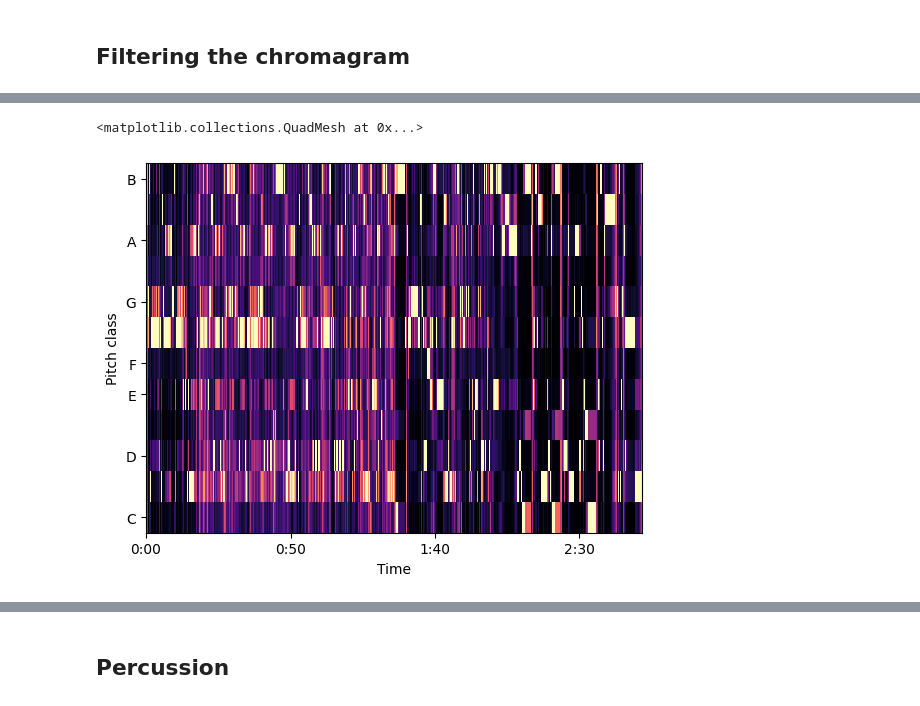
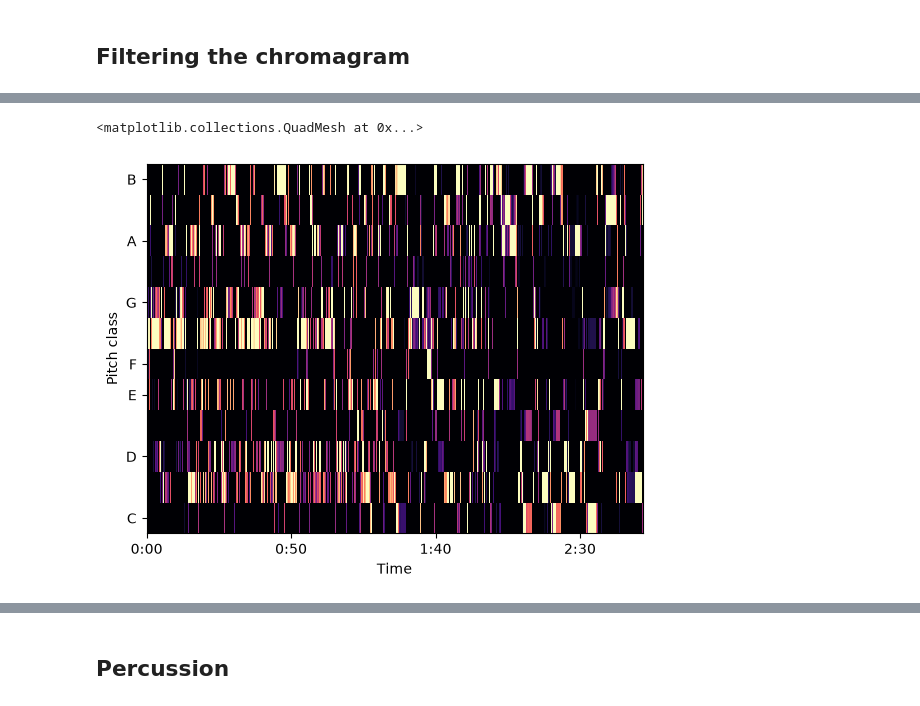
Before and after one commit to wowskii/music-emotion-detector, a Jupyter notebook: songwide.ipynb, the cells around one changed output, grey strips where cells are left out. Cells and saved outputs as stored; diff of their text form; code cells hidden in the pictures.

```diff
--- a/songwide.ipynb
+++ b/songwide.ipynb
@@ -50,9 +63,12 @@ lb.display.specshow(chroma_filter, y_axis='chroma', x_axis='time')
 # %%
-chroma_smooth = scipy.ndimage.median_filter(chroma_filter, size=(1, 9))
+chroma_smooth = np.zeros_like(chroma_filter)
+top3_idx = np.argpartition(chroma_filter, -3, axis=0)[-3:, :]
+cols = np.arange(chroma_filter.shape[1])
+chroma_smooth[top3_idx, cols] = chroma_filter[top3_idx, cols]
 lb.display.specshow(chroma_smooth, y_axis='chroma', x_axis='time')
 # %% [output]
 <matplotlib.collections.QuadMesh at 0x...>
-[figure, old version]
+[figure, new version]
 # %%
 for i in range(0, len(labels), 4):
     print(', '.join(labels[i:i+4]))
```
Also changed, not shown: parts of 9 cells of this notebook, 9 other files.
